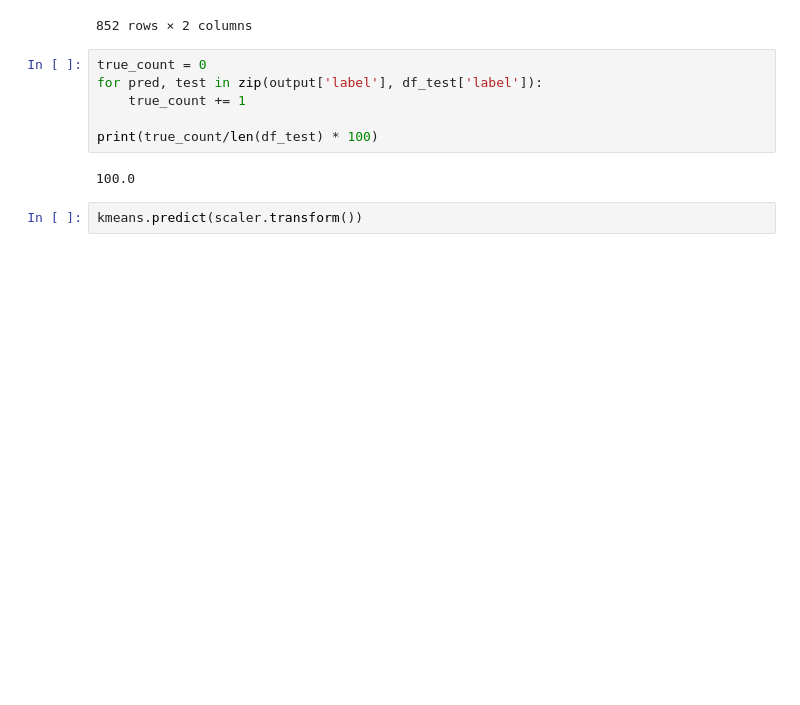
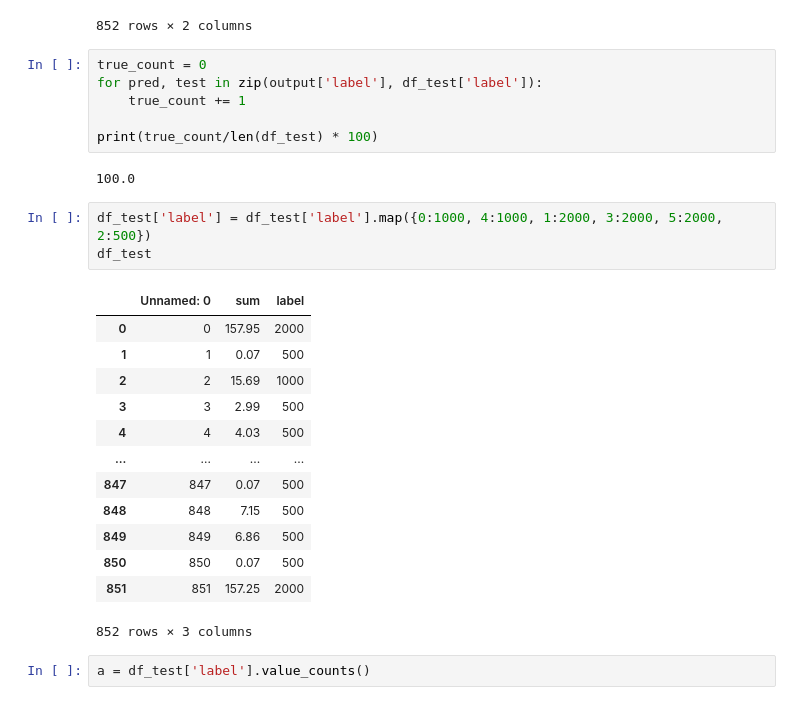
Before and after one commit to rasyidev/print-cost, a Jupyter notebook: notebook/Untitled.ipynb, the cells around one changed output. Saved outputs shown, nothing was run; the diff lists cells and outputs as text; blank space fills up the shorter version.

```diff
--- a/notebook/Untitled.ipynb
+++ b/notebook/Untitled.ipynb
@@ -275,4 +292,21 @@ print(true_count/len(df_test) * 100)
 # %% [output]
 100.0
 # %%
-kmeans.predict(scaler.transform())
+df_test['label'] = df_test['label'].map({0:1000, 4:1000, 1:2000, 3:2000, 5:2000, 2:500})
+df_test
+# %% [output]
+|  | Unnamed: 0 | sum | label |
+| 0 | 0 | 157.95 | 2000 |
+| 1 | 1 | 0.07 | 500 |
+| 2 | 2 | 15.69 | 1000 |
+| 3 | 3 | 2.99 | 500 |
+| 4 | 4 | 4.03 | 500 |
+| ... | ... | ... | ... |
+| 847 | 847 | 0.07 | 500 |
+| 848 | 848 | 7.15 | 500 |
+| 849 | 849 | 6.86 | 500 |
+| 850 | 850 | 0.07 | 500 |
+| 851 | 851 | 157.25 | 2000 |
+852 rows × 3 columns
+# %%
+a = df_test['label'].value_counts()
```
Also changed, not shown: parts of 7 cells of this notebook, 1 other file.
